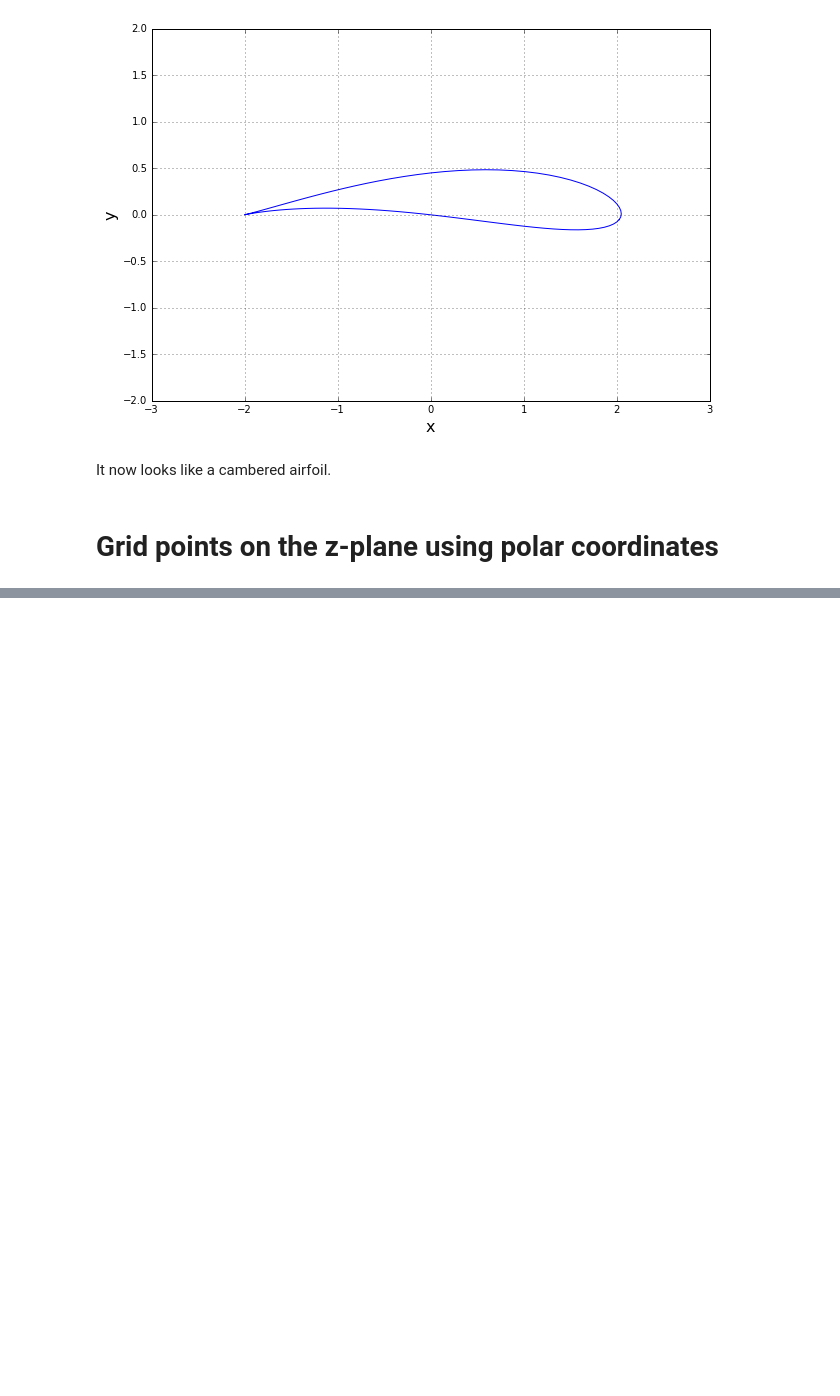
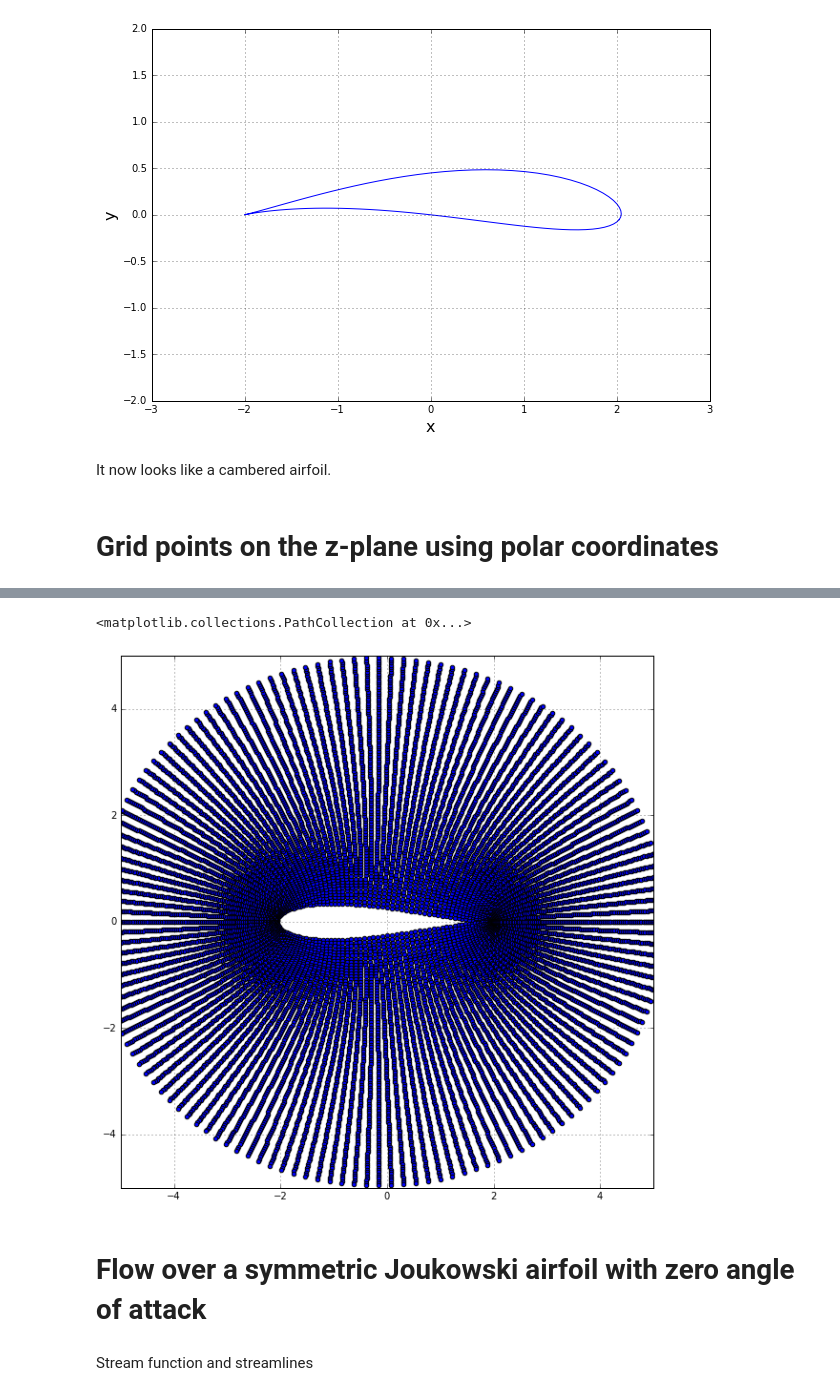
Before and after one commit to cinozeng/mae6226-work, a Jupyter notebook: HW2.ipynb, the cells around one changed output, grey strips where cells are left out. Drawn from its saved outputs; the diff is of its cells as text; code cells hidden in the pictures; blank space fills up the shorter version.

```diff
--- a/HW2.ipynb
+++ b/HW2.ipynb
@@ -105,0 +141,18 @@ R, THETA = np.meshgrid(r, theta)
+# %%
+xi = z+c**2/z
+#plot the grids on xi plane
+size = 10
+x_start, x_end = -5, 5
+y_start, y_end = -5, 5
+pt.figure(figsize=(size, (y_end-y_start)/(x_end-x_start)*size))
+pt.grid(True)
+pt.xlim(x_start, x_end)
+pt.ylim(y_start, y_end)
+pt.scatter(xi.real, xi.imag)
+# %% [output]
+<matplotlib.collections.PathCollection at 0x...>
+[figure, added]
+# %% [markdown]
+# Flow over a symmetric Joukowski airfoil with zero angle of attack
+# %% [markdown]
+Stream function and streamlines
```
Also changed, not shown: parts of 8 cells of this notebook.
